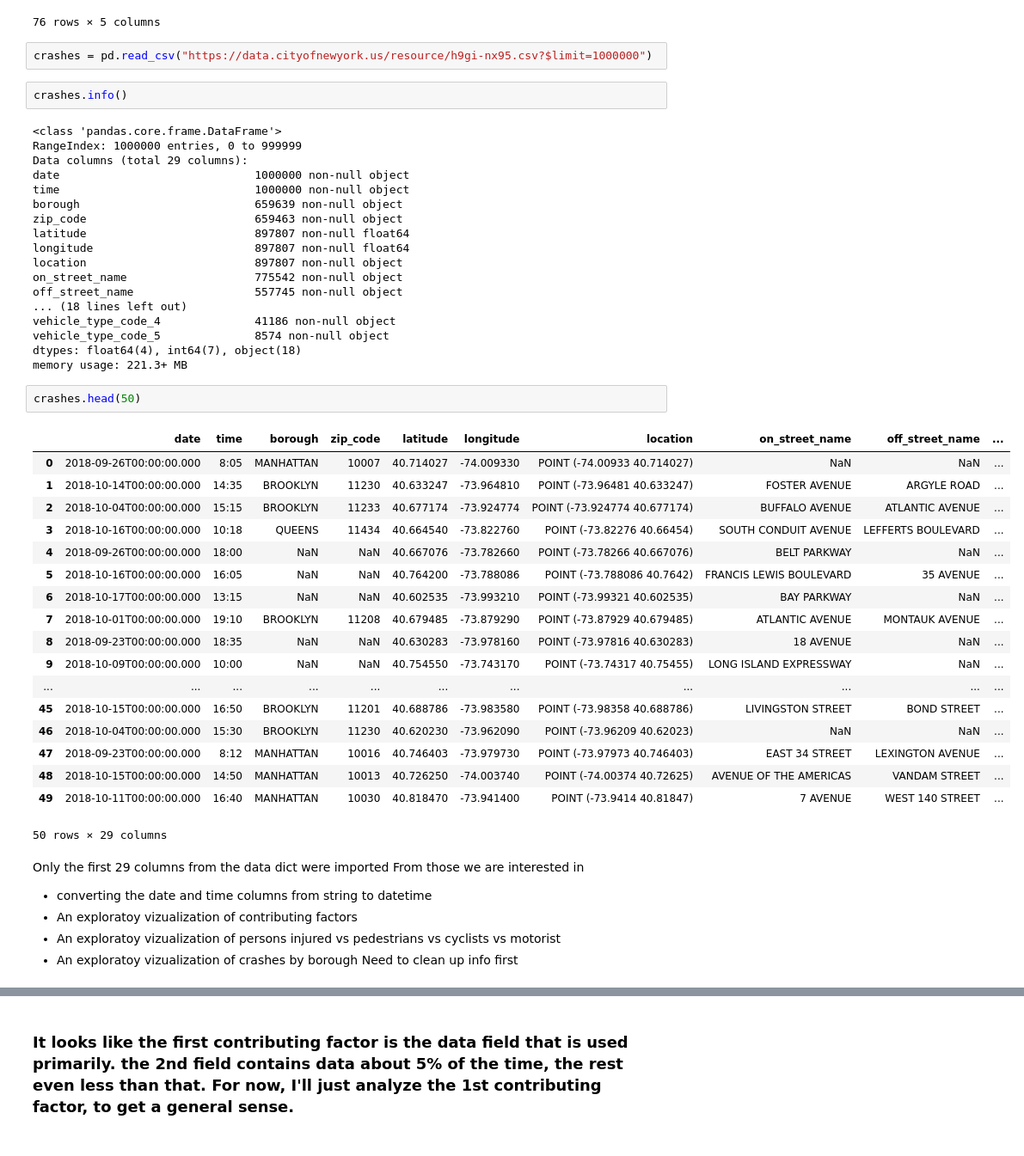
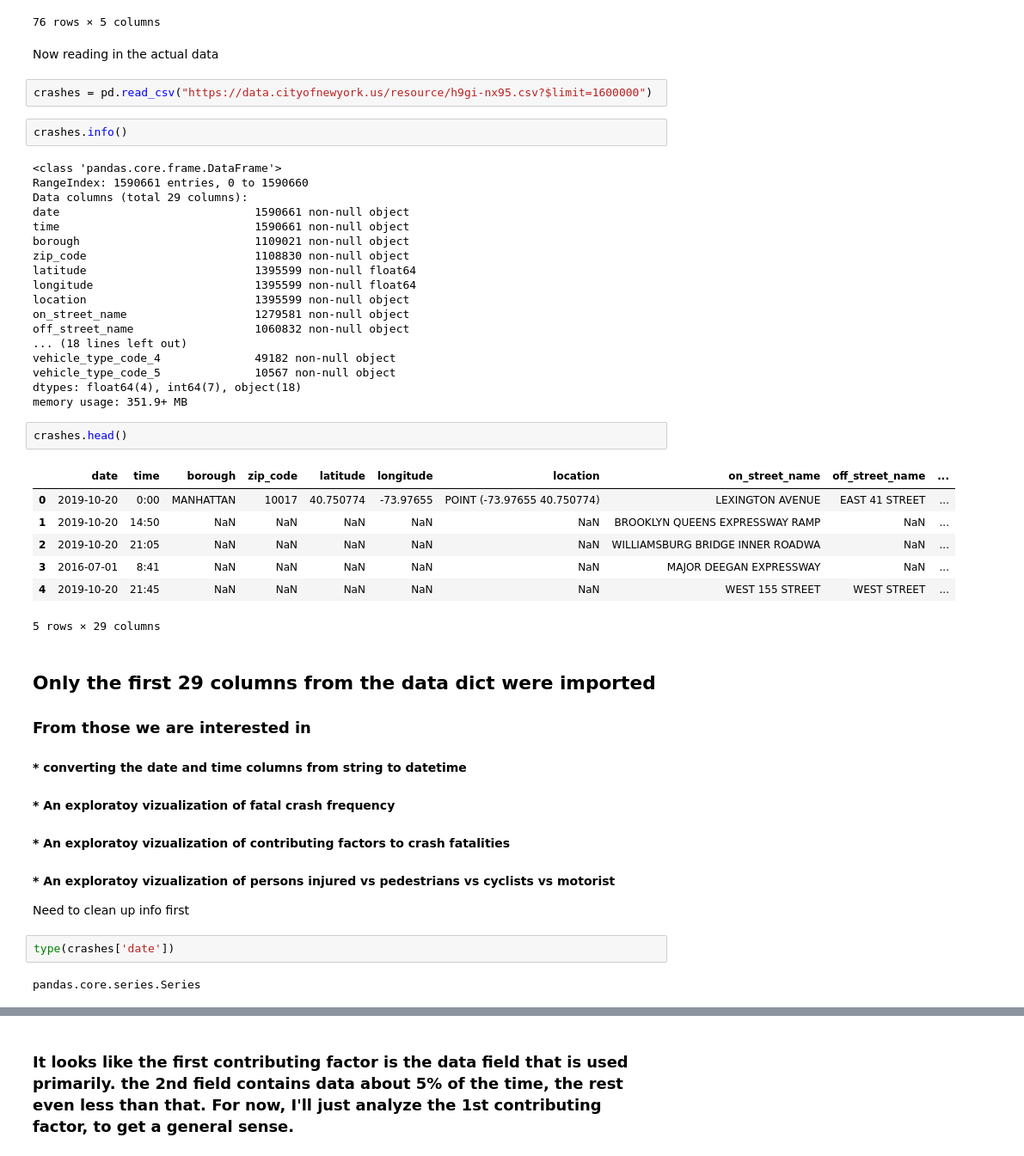
Before and after one commit to yuleidner/Katz_Data_Analytics, a Jupyter notebook: M7/M7 PROJECT.ipynb, the cells around one changed output, grey strips where cells are left out. Shown: that part at 86% size. Cells and saved outputs as stored; diff of their text form.

```diff
--- a/M7/M7 PROJECT.ipynb
+++ b/M7/M7 PROJECT.ipynb
@@ -23,56 +25,52 @@ data_dict
 | 74 | MV-Collisions - Person | CONTRIBUTING_FACTOR_2 | Factors contributing to the colli... | NaN | NaN |
 | 75 | MV-Collisions - Person | VICTIM_SEX | Gender of victim | NaN | NaN |
 76 rows × 5 columns
+# %% [markdown]
+Now reading in the actual data
 # %%
-crashes = pd.read_csv("https://data.cityofnewyork.us/resource/h9gi-nx95.csv?$limit=1000000")
+crashes = pd.read_csv("https://data.cityofnewyork.us/resource/h9gi-nx95.csv?$limit=1600000")
 # %%
 crashes.info()
 # %% [output]
 <class 'pandas.core.frame.DataFrame'>
-RangeIndex: 1000000 entries, 0 to 999999
+RangeIndex: 1590661 entries, 0 to 1590660
 Data columns (total 29 columns):
-date                             1000000 non-null object
-time                             1000000 non-null object
-borough                          659639 non-null object
-zip_code                         659463 non-null object
-latitude                         897807 non-null float64
-longitude                        897807 non-null float64
-location                         897807 non-null object
-on_street_name                   775542 non-null object
-off_street_name                  557745 non-null object
+date                             1590661 non-null object
+time                             1590661 non-null object
+borough                          1109021 non-null object
+zip_code                         1108830 non-null object
+latitude                         1395599 non-null float64
+longitude                        1395599 non-null float64
+location                         1395599 non-null object
+on_street_name                   1279581 non-null object
+off_street_name                  1060832 non-null object
 ... (18 lines left out)
-vehicle_type_code_4              41186 non-null object
-vehicle_type_code_5              8574 non-null object
+vehicle_type_code_4              49182 non-null object
+vehicle_type_code_5              10567 non-null object
 dtypes: float64(4), int64(7), object(18)
-memory usage: 221.3+ MB
+memory usage: 351.9+ MB
 # %%
-crashes.head(50)
+crashes.head()
 # %% [output]
 |  | date | time | borough | zip_code | latitude | longitude | location | on_street_name | off_street_name | ... |
-| 0 | 2018-09-26T00:00:00.000 | 8:05 | MANHATTAN | 10007 | 40.714027 | -74.009330 | POINT (-74.00933 40.714027) | NaN | NaN | ... |
-| 1 | 2018-10-14T00:00:00.000 | 14:35 | BROOKLYN | 11230 | 40.633247 | -73.964810 | POINT (-73.96481 40.633247) | FOSTER AVENUE | ARGYLE ROAD | ... |
-| 2 | 2018-10-04T00:00:00.000 | 15:15 | BROOKLYN | 11233 | 40.677174 | -73.924774 | POINT (-73.924774 40.677174) | BUFFALO AVENUE | ATLANTIC AVENUE | ... |
-| 3 | 2018-10-16T00:00:00.000 | 10:18 | QUEENS | 11434 | 40.664540 | -73.822760 | POINT (-73.82276 40.66454) | SOUTH CONDUIT AVENUE | LEFFERTS BOULEVARD | ... |
-| 4 | 2018-09-26T00:00:00.000 | 18:00 | NaN | NaN | 40.667076 | -73.782660 | POINT (-73.78266 40.667076) | BELT PARKWAY | NaN | ... |
-| 5 | 2018-10-16T00:00:00.000 | 16:05 | NaN | NaN | 40.764200 | -73.788086 | POINT (-73.788086 40.7642) | FRANCIS LEWIS BOULEVARD | 35 AVENUE | ... |
-| 6 | 2018-10-17T00:00:00.000 | 13:15 | NaN | NaN | 40.602535 | -73.993210 | POINT (-73.99321 40.602535) | BAY PARKWAY | NaN | ... |
-| 7 | 2018-10-01T00:00:00.000 | 19:10 | BROOKLYN | 11208 | 40.679485 | -73.879290 | POINT (-73.87929 40.679485) | ATLANTIC AVENUE | MONTAUK AVENUE | ... |
-| 8 | 2018-09-23T00:00:00.000 | 18:35 | NaN | NaN | 40.630283 | -73.978160 | POINT (-73.97816 40.630283) | 18 AVENUE | NaN | ... |
-| 9 | 2018-10-09T00:00:00.000 | 10:00 | NaN | NaN | 40.754550 | -73.743170 | POINT (-73.74317 40.75455) | LONG ISLAND EXPRESSWAY | NaN | ... |
-| ... | ... | ... | ... | ... | ... | ... | ... | ... | ... | ... |
-| 45 | 2018-10-15T00:00:00.000 | 16:50 | BROOKLYN | 11201 | 40.688786 | -73.983580 | POINT (-73.98358 40.688786) | LIVINGSTON STREET | BOND STREET | ... |
-| 46 | 2018-10-04T00:00:00.000 | 15:30 | BROOKLYN | 11230 | 40.620230 | -73.962090 | POINT (-73.96209 40.62023) | NaN | NaN | ... |
-| 47 | 2018-09-23T00:00:00.000 | 8:12 | MANHATTAN | 10016 | 40.746403 | -73.979730 | POINT (-73.97973 40.746403) | EAST 34 STREET | LEXINGTON AVENUE | ... |
-| 48 | 2018-10-15T00:00:00.000 | 14:50 | MANHATTAN | 10013 | 40.726250 | -74.003740 | POINT (-74.00374 40.72625) | AVENUE OF THE AMERICAS | VANDAM STREET | ... |
-| 49 | 2018-10-11T00:00:00.000 | 16:40 | MANHATTAN | 10030 | 40.818470 | -73.941400 | POINT (-73.9414 40.81847) | 7 AVENUE | WEST 140 STREET | ... |
+| 0 | 2019-10-20 | 0:00 | MANHATTAN | 10017 | 40.750774 | -73.97655 | POINT (-73.97655 40.750774) | LEXINGTON AVENUE | EAST 41 STREET | ... |
+| 1 | 2019-10-20 | 14:50 | NaN | NaN | NaN | NaN | NaN | BROOKLYN QUEENS EXPRESSWAY RAMP | NaN | ... |
+| 2 | 2019-10-20 | 21:05 | NaN | NaN | NaN | NaN | NaN | WILLIAMSBURG BRIDGE INNER ROADWA | NaN | ... |
+| 3 | 2016-07-01 | 8:41 | NaN | NaN | NaN | NaN | NaN | MAJOR DEEGAN EXPRESSWAY | NaN | ... |
+| 4 | 2019-10-20 | 21:45 | NaN | NaN | NaN | NaN | NaN | WEST 155 STREET | WEST STREET | ... |
-50 rows × 29 columns
+5 rows × 29 columns
 # %% [markdown]
-Only the first 29 columns from the data dict were imported
-From those we are interested in
-* converting the date and time columns from string to datetime
-* An exploratoy vizualization of contributing factors
-* An exploratoy vizualization of persons injured vs pedestrians vs cyclists vs motorist
-* An exploratoy vizualization of crashes by borough
+## Only the first 29 columns from the data dict were imported
+### From those we are interested in
+#### * converting the date and time columns from string to datetime
+#### * An exploratoy vizualization of fatal crash frequency
+#### * An exploratoy vizualization of contributing factors to crash fatalities
+#### * An exploratoy vizualization of persons injured vs pedestrians vs cyclists vs motorist
+
 Need to clean up info first
+# %%
+type(crashes['date'])
+# %% [output]
+pandas.core.series.Series
 # %%
 crashes['date'] = pd.to_datetime(crashes['date'])
```
Also changed, not shown: parts of 44 cells of this notebook, 1 other file.
